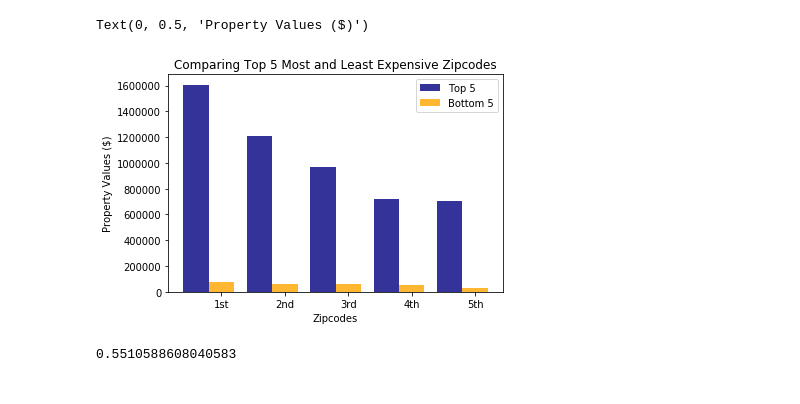
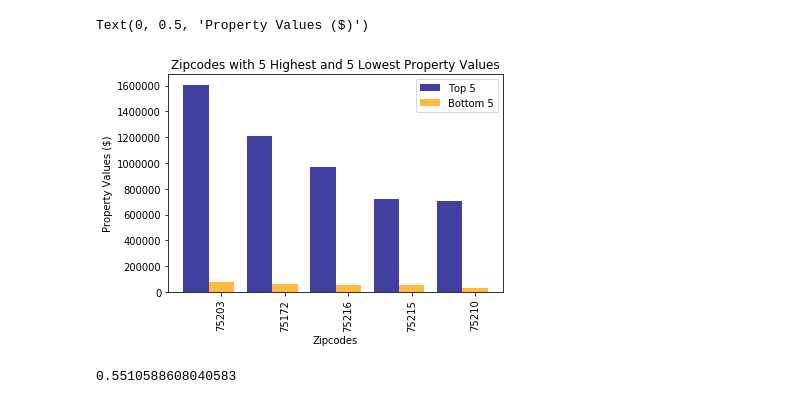
Before and after one commit to amy676767/Group_project, a Jupyter notebook: 2_visualize-property-values-and-businesses.ipynb, the cells around one changed output. Cells and saved outputs as stored; diff of their text form; code cells hidden in the pictures.

Commit message:
graphs and map updates

```diff
--- a/2_visualize-property-values-and-businesses.ipynb
+++ b/2_visualize-property-values-and-businesses.ipynb
@@ -88,20 +126,22 @@ Figure(layout=FigureLayout(border='1px solid black', height='600px', margin='0 a
 # %%
 value = zip_group_top['MeanPropertyValue']
 value2 = zip_group_bottom['MeanPropertyValue']
 fig, ax = plt.subplots()
-index = np.arange(5)
-opacity=.8
+index = np.arange(len(zip_group_top))
+index2 = np.arange(len(zip_group_bottom))
+opacity=.75
 bar_width = 0.4
 rects1 = plt.bar(index, value, bar_width, alpha=opacity, color='navy', label='Top 5')
-rects2 = plt.bar(index + bar_width, value2, bar_width, alpha=opacity, color='orange', label='Bottom 5')
+rects2 = plt.bar(index2 + bar_width, value2, bar_width, alpha=opacity, color='orange', label='Bottom 5')
 plt.legend()
-plt.title("Comparing Top 5 Most and Least Expensive Zipcodes")
-plt.xticks(index + bar_width, ('1st', '2nd', '3rd', '4th', '5th'))
+plt.title("Zipcodes with 5 Highest and 5 Lowest Property Values")
+plt.xticks(index, zip_group_top["Zipcode"], rotation="vertical")
+plt.xticks(index2 +bar_width, zip_group_bottom["Zipcode"], rotation="vertical")
 plt.xlabel('Zipcodes')
 plt.ylabel("Property Values ($)")
 # %% [output]
 Text(0, 0.5, 'Property Values ($)')
-[figure, old version]
+[figure, new version]
 # %%
 summary_by_zip_df['bank_count'].corr(summary_by_zip_df['MeanPropertyValue'])
 # %% [output]
```
Also changed, not shown: parts of 6 cells of this notebook, 1 other file.
